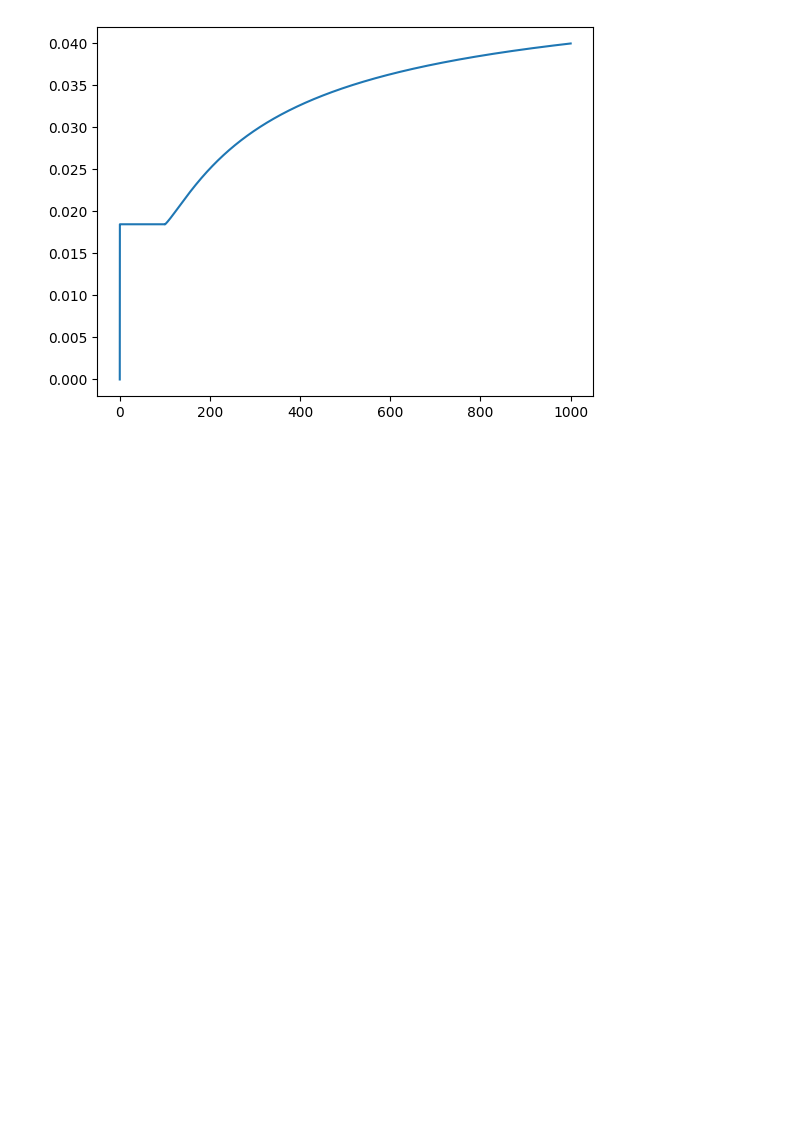
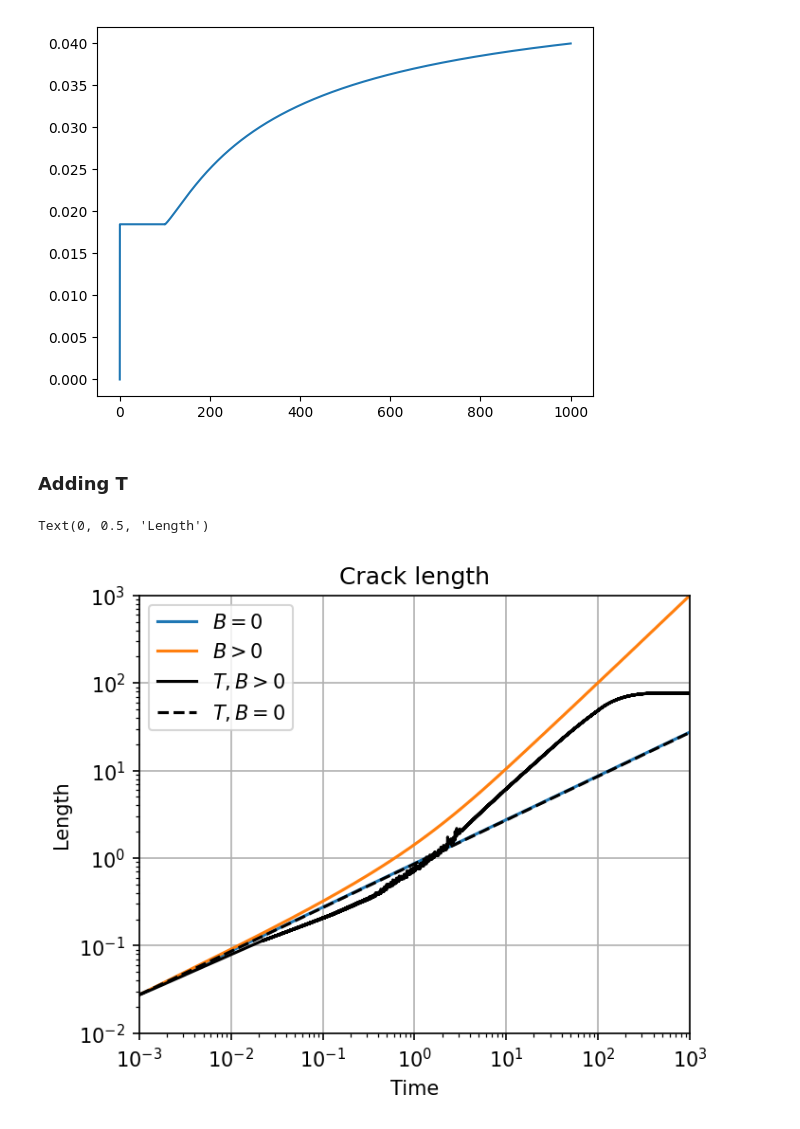
Before and after one commit to dashadem/CO2lovers, a Jupyter notebook: nonlinear.ipynb, the cells around one changed output. Drawn from its saved outputs; the diff is of its cells as text; code cells hidden in the pictures; blank space fills up the shorter version.

```diff
--- a/nonlinear.ipynb
+++ b/nonlinear.ipynb
@@ -1154,13 +1168,13 @@ solution = {'opening': W.reshape(len(t), len(xi)), 'length': g, 'flux': psi, 'ti
 # %% [markdown]
 #### Save solutions
 # %%
-with open('solution_B0.pkl', 'wb') as f:
+with open('solution_B0_T.pkl', 'wb') as f:
     pickle.dump(solution, f)
 # %%
-with open('solution_B1.pkl', 'wb') as f:
+with open('solution_B1_T.pkl', 'wb') as f:
     pickle.dump(solution, f)
 # %%
-with open('solution_B-1.pkl', 'wb') as f:
+with open('solution_B-1_T.pkl', 'wb') as f:
     pickle.dump(solution, f)
 # %% [markdown]
 ### Results
@@ -1173,6 +1187,13 @@ with open('solution_B1.pkl', 'rb') as f:
     sol1 = pickle.load(f)
 with open('solution_B-1.pkl', 'rb') as f:
     sol1_ = pickle.load(f)
+# %%
+with open('solution_B0_T.pkl', 'rb') as f:
+    sol0T = pickle.load(f)
+with open('solution_B1_T.pkl', 'rb') as f:
+    sol1T = pickle.load(f)
+with open('solution_B-1_T.pkl', 'rb') as f:
+    sol1_T = pickle.load(f)
 # %% [markdown]
 #### Length
 # %%
@@ -1315,3 +1336,27 @@ plt.plot(sol0['time'], error*100)
 # %% [output]
 [<matplotlib.lines.Line2D at 0x...>]
 [figure]
+# %% [markdown]
+### Adding T
+# %%
+plt.figure(figsize = (5,4),dpi = 150)
+plt.plot(sol0['time'],sol0['length'], label = '$B = 0$')
+plt.plot(sol1['time'],sol1['length'], label = '$B > 0$')
+# plt.plot(sol1_['time'],sol1_['length'], label = '$B < 0$')
+
+plt.plot(sol1T['time'],sol1T['length'], "-", c = 'black', label = '$T, B > 0$')
+plt.plot(sol0T['time'],sol0T['length'], "--", c = 'black', label = '$T, B = 0$')
+# plt.plot(sol1_T['time'],sol1_T['length'], "--", c = 'black', label = '$T, B < 0$')
+
+plt.grid()
+plt.xscale('log')
+plt.yscale('log')
+plt.xlim([10**(-3), 10**3])
+plt.ylim([10**(-2), 10**3])
+plt.legend()
+plt.title('Crack length')
+plt.xlabel('Time')
+plt.ylabel('Length')
+# %% [output]
+Text(0, 0.5, 'Length')
+[figure, added]
```
Also changed, not shown: parts of 7 cells of this notebook.
